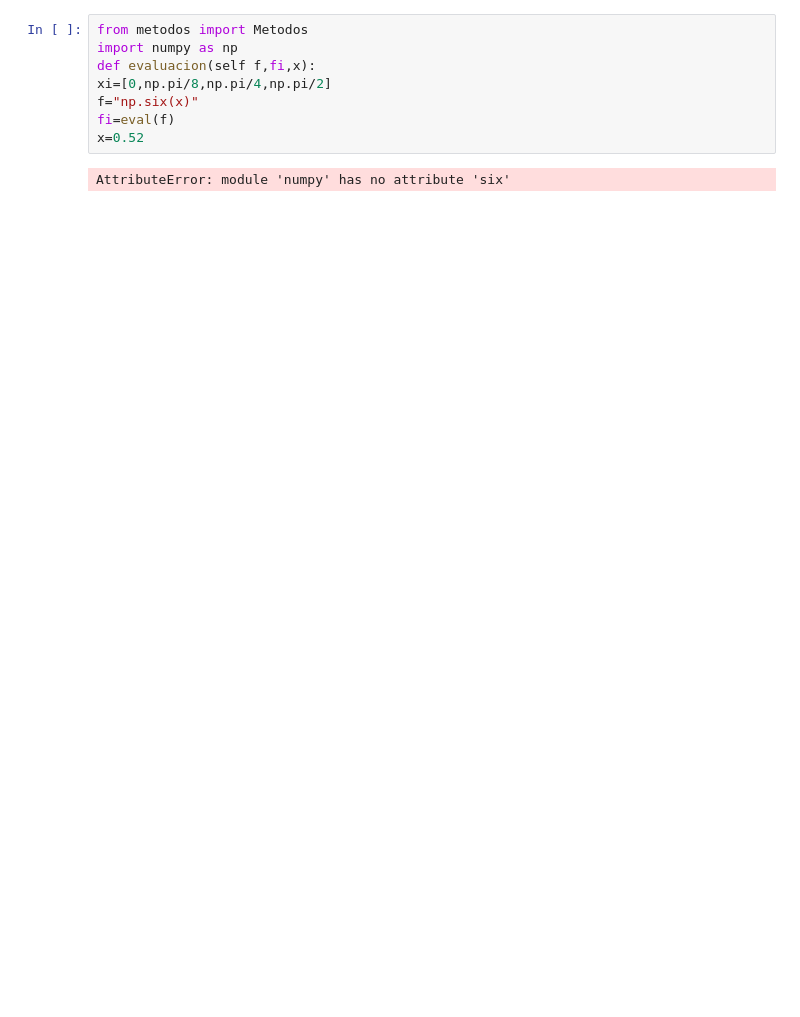
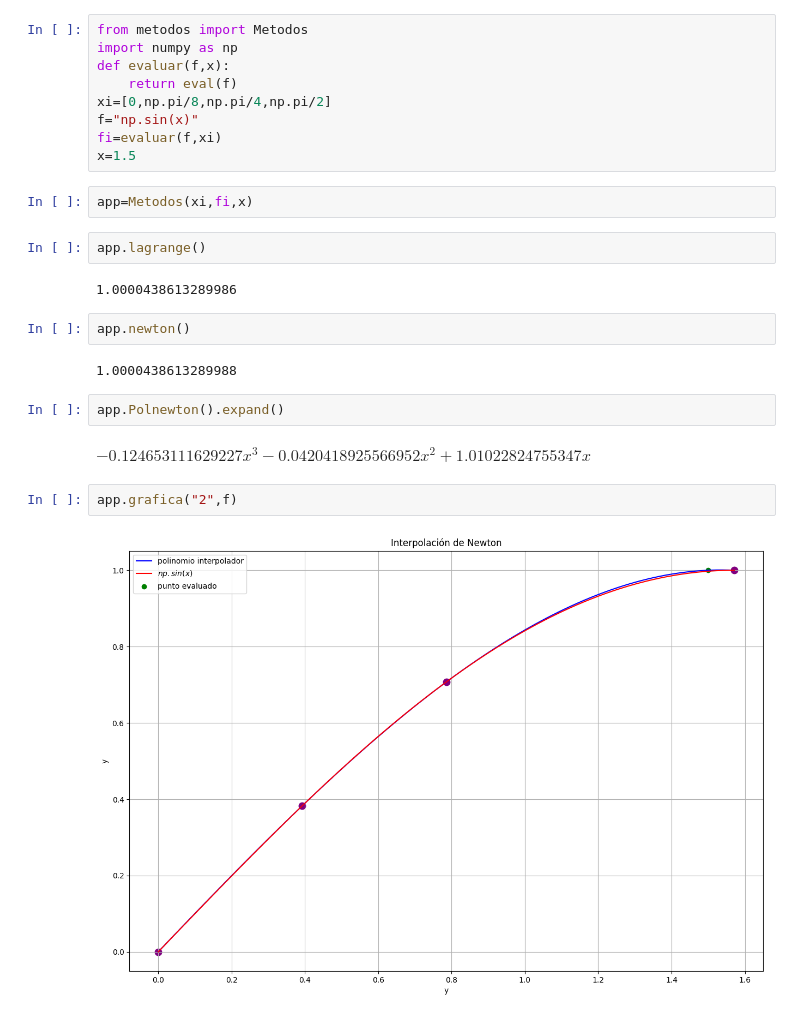
Before and after one commit to Ale-pool/METODOS_NUMERICOS, a Jupyter notebook: prueba.ipynb, the cells around one changed output. Drawn from its saved outputs; the diff is of its cells as text; blank space fills up the shorter version.

```diff
--- a/prueba.ipynb
+++ b/prueba.ipynb
@@ -1,10 +1,27 @@
 # %%
 from metodos import Metodos
 import numpy as np
-def evaluacion(self f,fi,x):
+def evaluar(f,x):
+    return eval(f)
 xi=[0,np.pi/8,np.pi/4,np.pi/2]
-f="np.six(x)"
-fi=eval(f)
-x=0.52
+f="np.sin(x)"
+fi=evaluar(f,xi)
+x=1.5
-# %% [output]
-AttributeError: module 'numpy' has no attribute 'six'
+# %%
+app=Metodos(xi,fi,x)
+# %%
+app.lagrange()
+# %% [output]
+1.0000438613289986
+# %%
+app.newton()
+# %% [output]
+1.0000438613289988
+# %%
+app.Polnewton().expand()
+# %% [output]
+$\displaystyle - 0.124653111629227 x^{3} - 0.0420418925566952 x^{2} + 1.01022824755347 x$
+# %%
+app.grafica("2",f)
+# %% [output]
+[figure, added]
```
Also changed, not shown: 1 other file.
